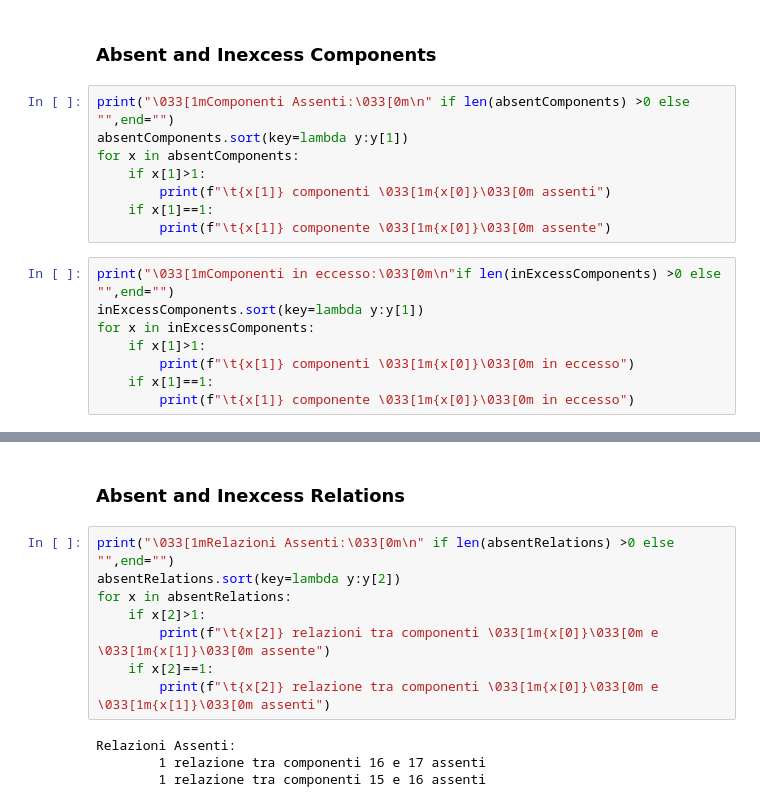
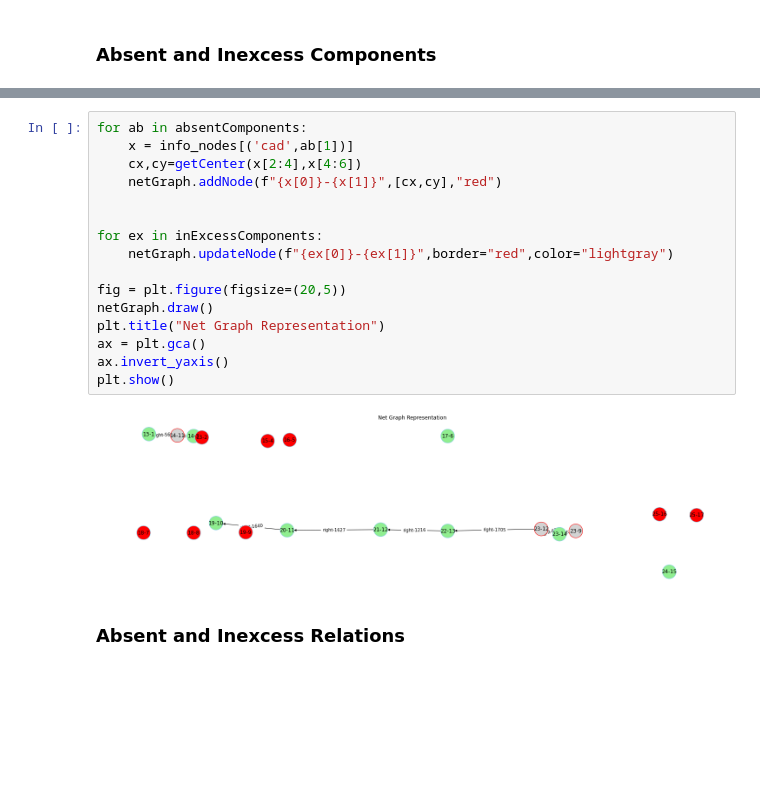
Before and after one commit to aleqrt/mask-rcnn-api, a Jupyter notebook: utils/GraphPlotting.ipynb, the cells around one changed output, grey strips where cells are left out. Saved outputs shown, nothing was run; the diff lists cells and outputs as text; blank space fills up the shorter version.

```diff
--- a/utils/GraphPlotting.ipynb
+++ b/utils/GraphPlotting.ipynb
@@ -125,18 +193,2 @@ plt.show()
 # %% [markdown]
 ### Absent and Inexcess Components
-# %%
-print("\033[1mComponenti Assenti:\033[0m\n" if len(absentComponents) >0 else "",end="")
-absentComponents.sort(key=lambda y:y[1])
-for x in absentComponents:
-    if x[1]>1:
-        print(f"\t{x[1]} componenti \033[1m{x[0]}\033[0m assenti")
-    if x[1]==1:
-        print(f"\t{x[1]} componente \033[1m{x[0]}\033[0m assente")
-# %%
-print("\033[1mComponenti in eccesso:\033[0m\n"if len(inExcessComponents) >0 else "",end="")
-inExcessComponents.sort(key=lambda y:y[1])
-for x in inExcessComponents:
-    if x[1]>1:
-        print(f"\t{x[1]} componenti \033[1m{x[0]}\033[0m in eccesso")
-    if x[1]==1:
-        print(f"\t{x[1]} componente \033[1m{x[0]}\033[0m in eccesso")
@@ -143,14 +203,20 @@ for x in inExcessComponents:
+# %%
+for ab in absentComponents:
+    x = info_nodes[('cad',ab[1])]
+    cx,cy=getCenter(x[2:4],x[4:6])
+    netGraph.addNode(f"{x[0]}-{x[1]}",[cx,cy],"red")
+
+
+for ex in inExcessComponents:
+    netGraph.updateNode(f"{ex[0]}-{ex[1]}",border="red",color="lightgray")
+
+fig = plt.figure(figsize=(20,5))
+netGraph.draw()
+plt.title("Net Graph Representation")
+ax = plt.gca()
+ax.invert_yaxis()
+plt.show()
+# %% [output]
+[figure, added]
 # %% [markdown]
 ### Absent and Inexcess Relations
-# %%
-print("\033[1mRelazioni Assenti:\033[0m\n" if len(absentRelations) >0 else "",end="")
-absentRelations.sort(key=lambda y:y[2])
-for x in absentRelations:
-    if x[2]>1:
-        print(f"\t{x[2]} relazioni tra componenti \033[1m{x[0]}\033[0m e \033[1m{x[1]}\033[0m assente")
-    if x[2]==1:
-        print(f"\t{x[2]} relazione tra componenti \033[1m{x[0]}\033[0m e \033[1m{x[1]}\033[0m assenti")
-# %% [output]
-Relazioni Assenti:
-        1 relazione tra componenti 16 e 17 assenti
-        1 relazione tra componenti 15 e 16 assenti
```
Also changed, not shown: parts of 19 cells of this notebook, 16 other files.
